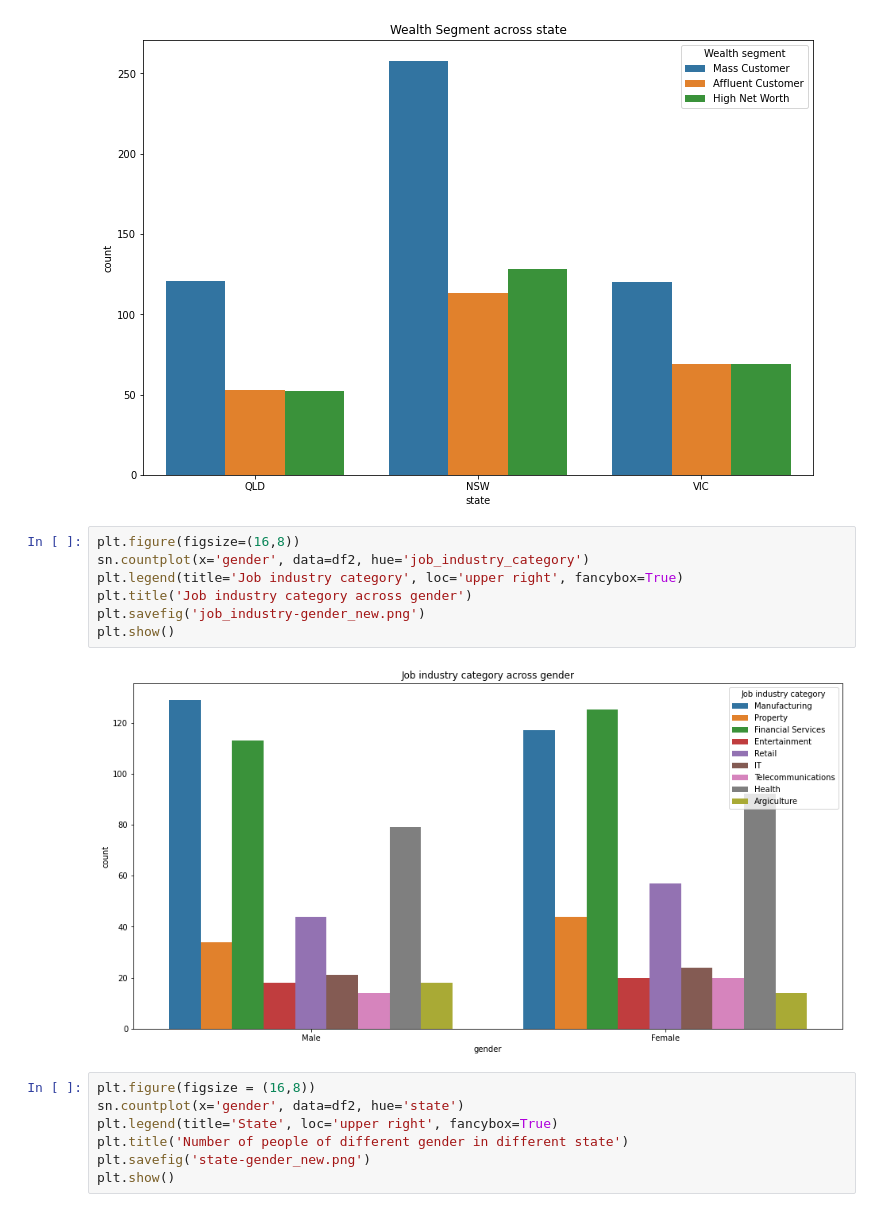
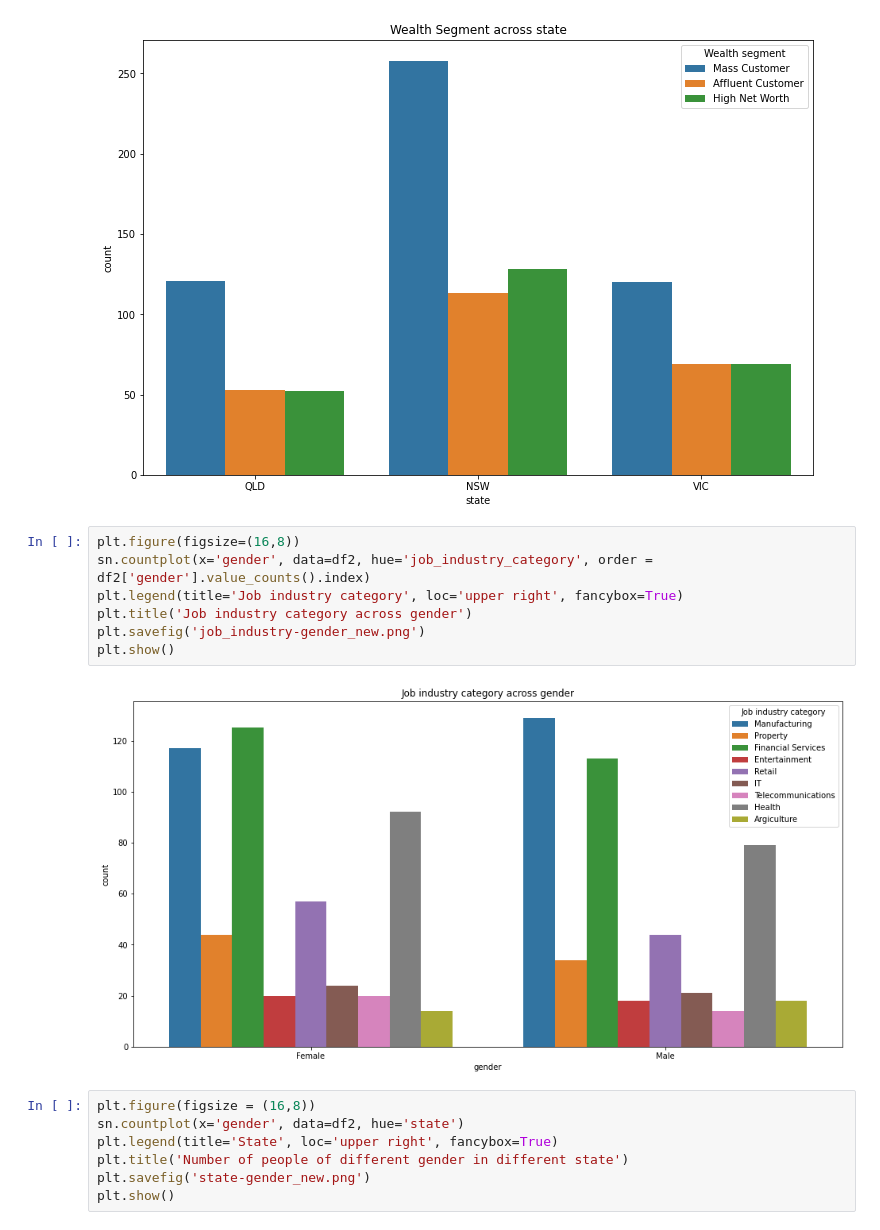
Before and after one commit to MKY01/KPMG-Virtual-Internship, a Jupyter notebook: 2.Data_Insights/mergedDataAnalysis.ipynb, the cells around one changed output. Drawn from its saved outputs; the diff is of its cells as text.

```diff
--- a/2.Data_Insights/mergedDataAnalysis.ipynb
+++ b/2.Data_Insights/mergedDataAnalysis.ipynb
@@ -552,13 +570,13 @@ plt.show()
 [figure]
 # %%
 plt.figure(figsize=(16,8))
-sn.countplot(x='gender', data=df2, hue='job_industry_category')
+sn.countplot(x='gender', data=df2, hue='job_industry_category', order = df2['gender'].value_counts().index)
 plt.legend(title='Job industry category', loc='upper right', fancybox=True)
 plt.title('Job industry category across gender')
 plt.savefig('job_industry-gender_new.png')
 plt.show()
 # %% [output]
-[figure, old version]
+[figure, new version]
 # %%
 plt.figure(figsize = (16,8))
 sn.countplot(x='gender', data=df2, hue='state')
```
Also changed, not shown: parts of 3 cells of this notebook, 5 other files.
